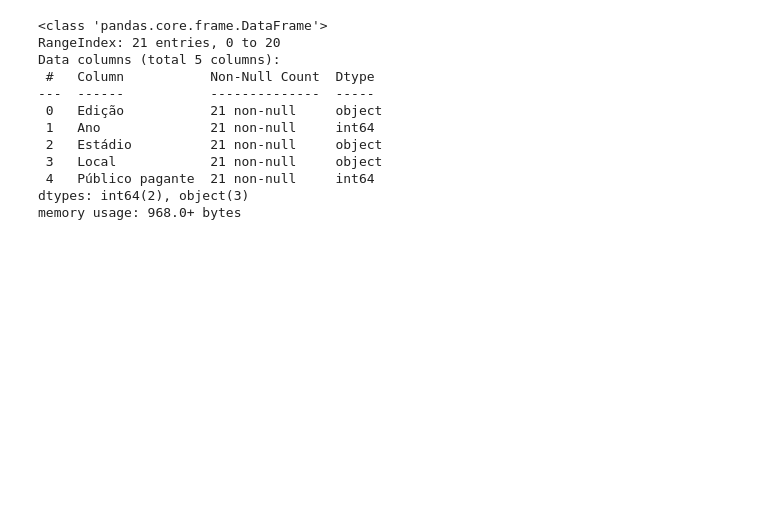
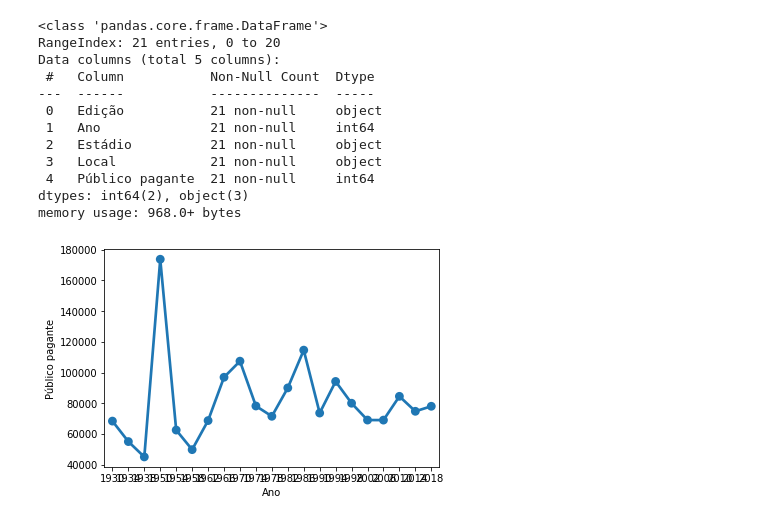
Before and after one commit to Daniel-ASG/Course_Classes, a Jupyter notebook: Análise_de_Dados_em_Python_Aula_02.ipynb, the cells around one changed output. Saved outputs shown, nothing was run; the diff lists cells and outputs as text; code cells hidden in the pictures; blank space fills up the shorter version.

```diff
--- a/Análise_de_Dados_em_Python_Aula_02.ipynb
+++ b/Análise_de_Dados_em_Python_Aula_02.ipynb
@@ -171,0 +175,4 @@ memory usage: 968.0+ bytes
+# %%
+sns.pointplot(data=df, x='Ano', y='Público pagante');
+# %% [output]
+[figure, added]
```
Also changed, not shown: parts of 2 cells of this notebook.
